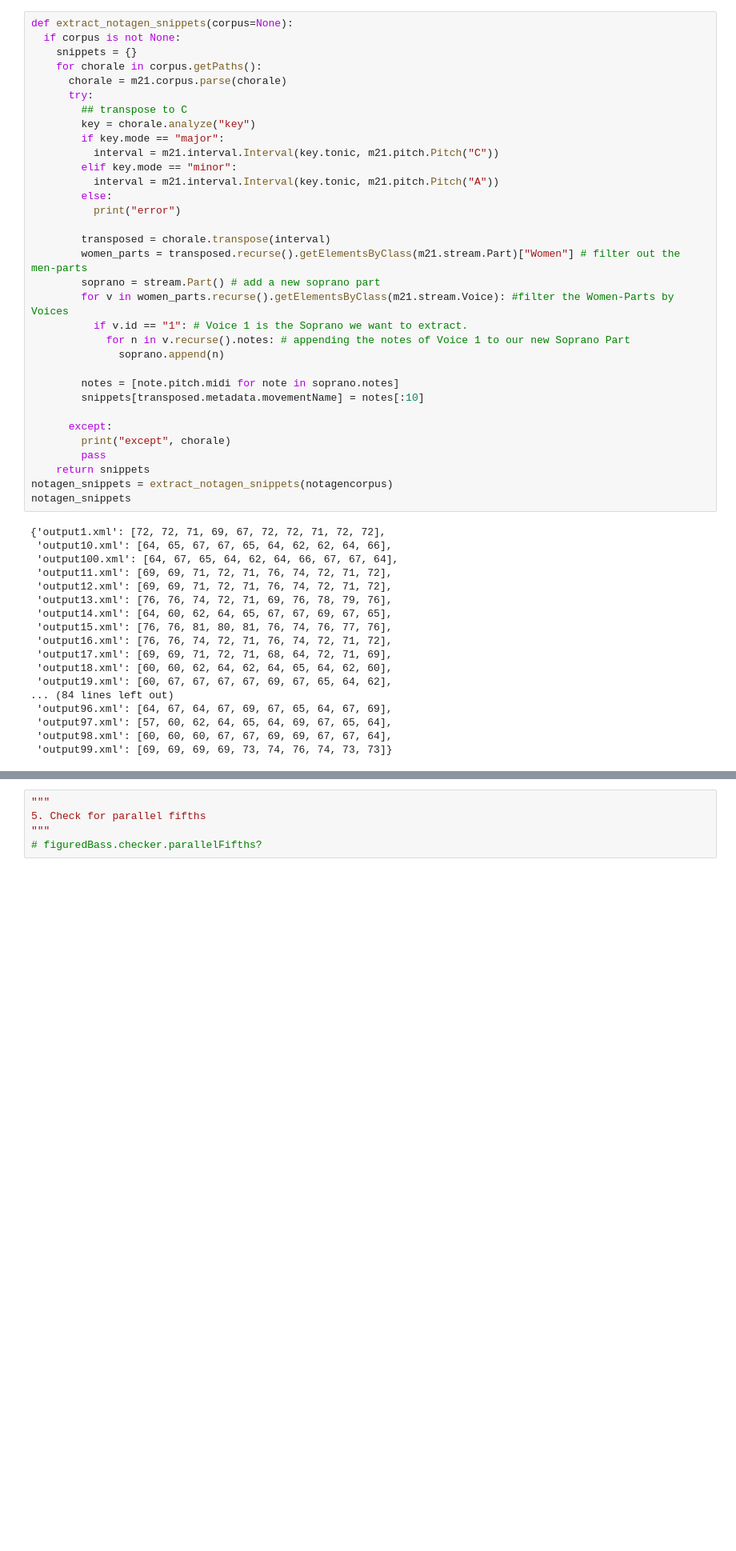
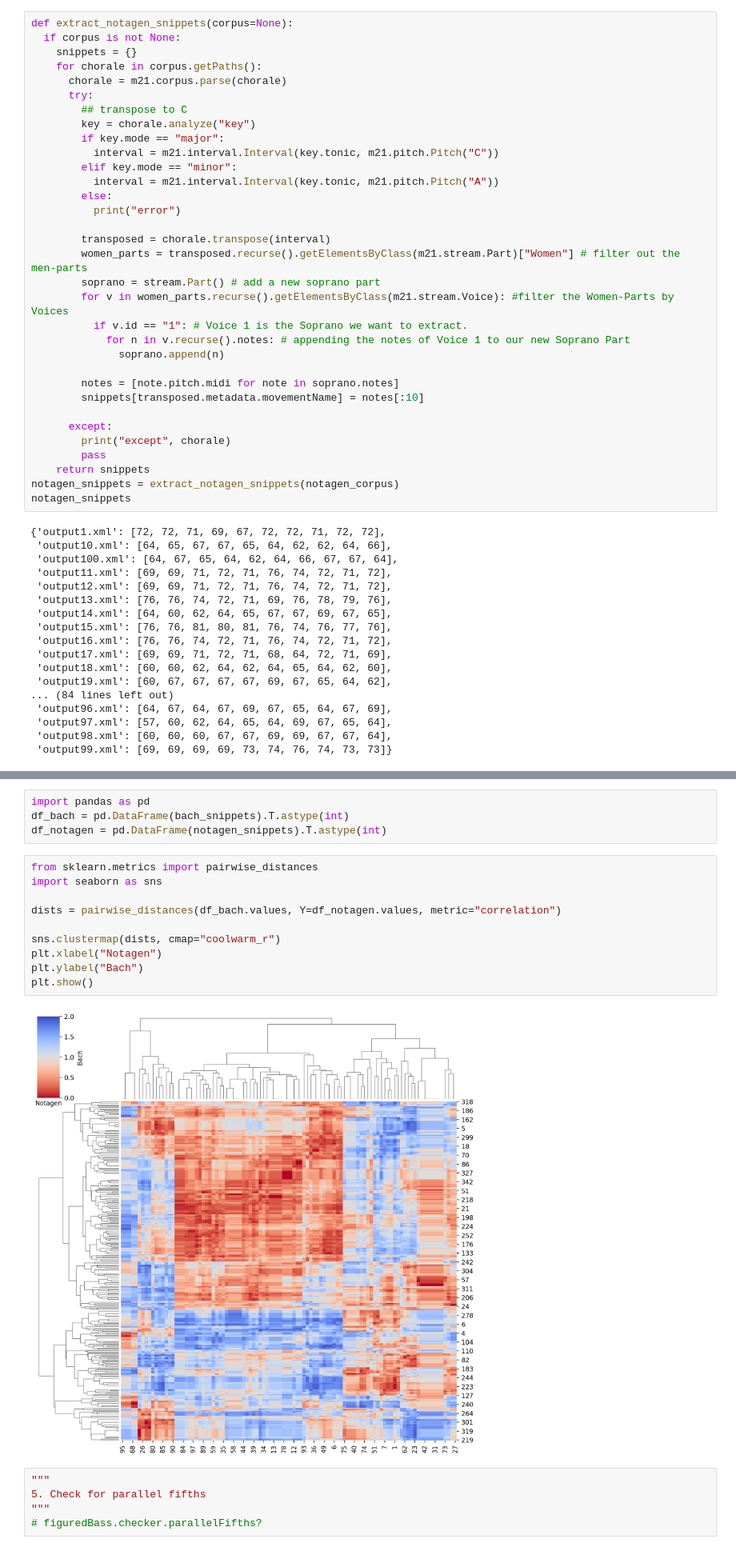
Before and after one commit to jasonvla/bachAndNotagenCorpora, a Jupyter notebook: Bachprojekt.ipynb, the cells around one changed output, grey strips where cells are left out. Shown at 80% size. Drawn from its saved outputs; the diff is of its cells as text; blank space fills up the shorter version.

```diff
--- a/Bachprojekt.ipynb
+++ b/Bachprojekt.ipynb
@@ -226,7 +292,7 @@ def extract_notagen_snippets(corpus=None):
         print("except", chorale)
         pass
     return snippets
-notagen_snippets = extract_notagen_snippets(notagencorpus)
+notagen_snippets = extract_notagen_snippets(notagen_corpus)
 notagen_snippets
 # %% [output]
 {'output1.xml': [72, 72, 71, 69, 67, 72, 72, 71, 72, 72],
@@ -430,3 +363,19 @@ KeyboardInterrupt:
+# %%
+import pandas as pd
+df_bach = pd.DataFrame(bach_snippets).T.astype(int)
+df_notagen = pd.DataFrame(notagen_snippets).T.astype(int)
+# %%
+from sklearn.metrics import pairwise_distances
+import seaborn as sns
+
+dists = pairwise_distances(df_bach.values, Y=df_notagen.values, metric="correlation")
+
+sns.clustermap(dists, cmap="coolwarm_r")
+plt.xlabel("Notagen")
+plt.ylabel("Bach")
+plt.show()
+# %% [output]
+[figure, added]
 # %%
 """
 5. Check for parallel fifths
```
Also changed, not shown: parts of 10 cells of this notebook.
